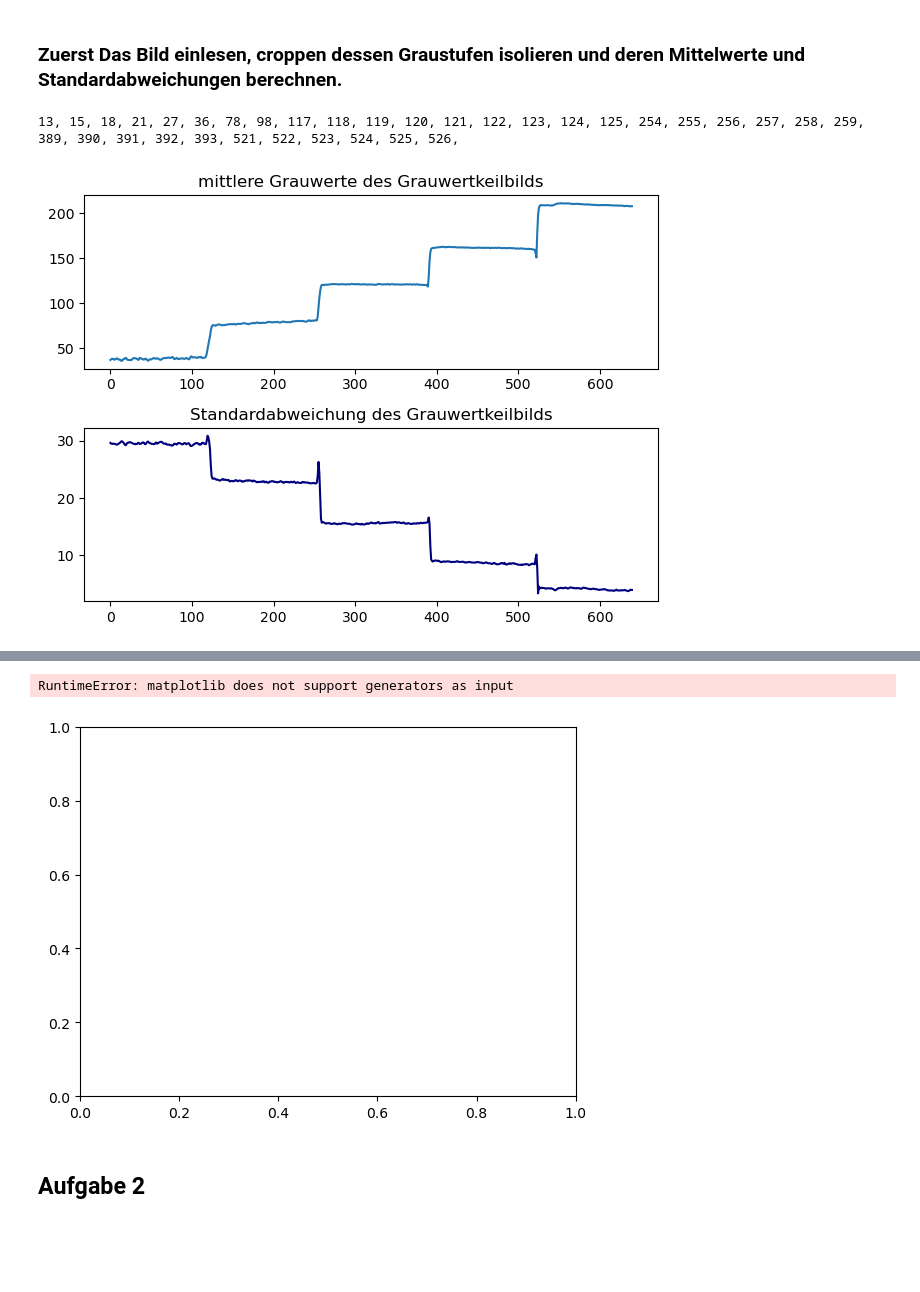
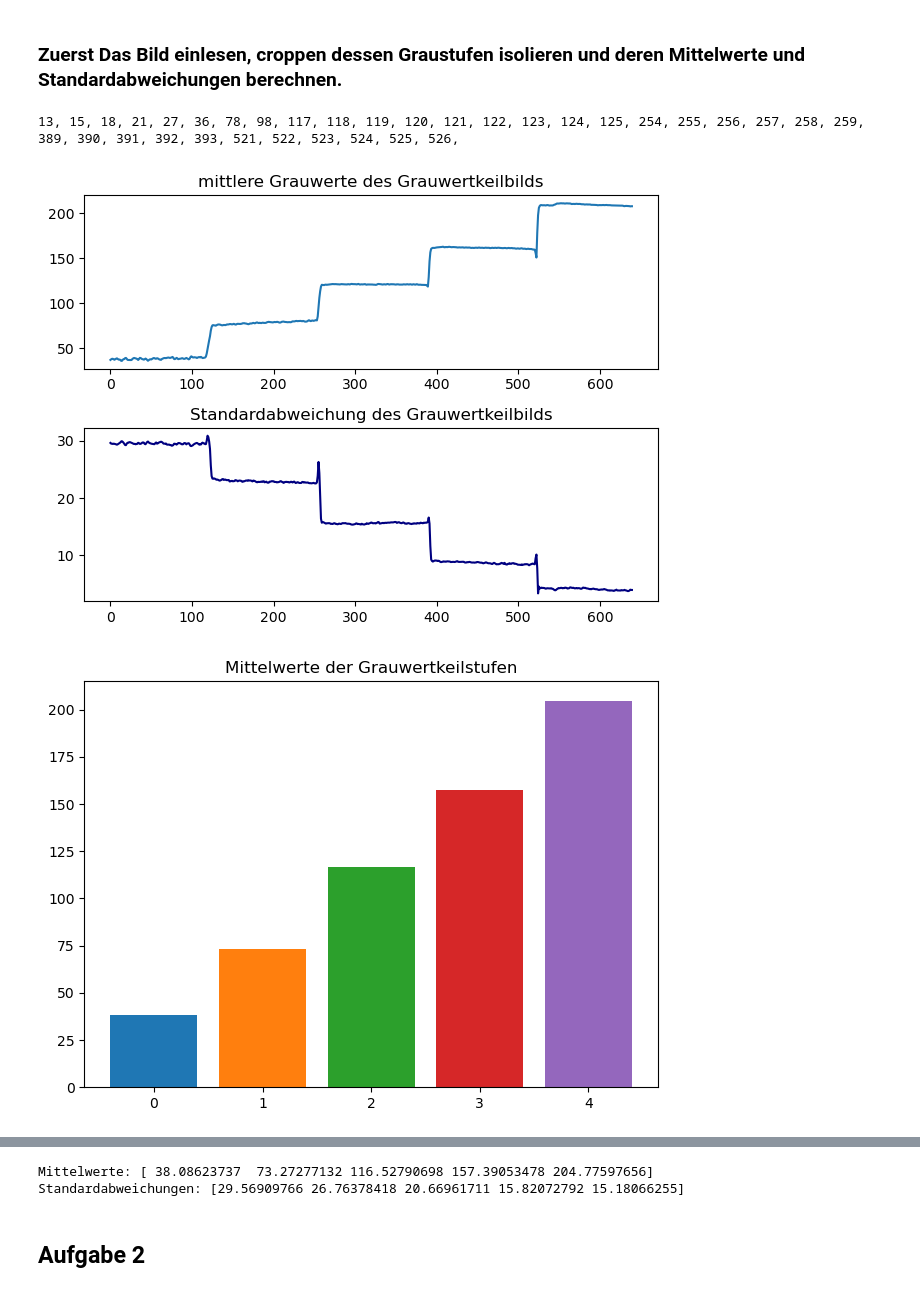
Before and after one commit to Guakocius/htwg, a Jupyter notebook: sem3/tgki/versuch2/main.ipynb, the cells around one changed output, grey strips where cells are left out. Saved outputs shown, nothing was run; the diff lists cells and outputs as text; code cells hidden in the pictures; blank space fills up the shorter version.

```diff
--- a/sem3/tgki/versuch2/main.ipynb
+++ b/sem3/tgki/versuch2/main.ipynb
@@ -29,33 +29,44 @@ for i in range(0,gray.shape[1]):
     std_gray[i] = np.std(gray[:,i])
     if i > 0 and abs(g[i-1] - g[i]) > 1:
         print(i, end=", ")
 
 splt[0].plot(range(0,g.size),g)
 splt[1].plot(range(0,std_gray.size),std_gray, color='navy')
 splt[0].set_title("mittlere Grauwerte des Grauwertkeilbilds")
 splt[1].set_title("Standardabweichung des Grauwertkeilbilds")
 plt.tight_layout()
 plt.show()
 cv2.waitKey(0)
 cv2.destroyAllWindows()
 
 g_mean[0] = np.mean(gray[:,0:99])
 g_mean[1] = np.mean(gray[:,106:235])
 g_mean[2] = np.mean(gray[:,242:371])
 g_mean[3] = np.mean(gray[:,378:505])
 g_mean[4] = np.mean(gray[:,512:gray.shape[1]])
 
-
-[plt.plot(i for i in g_mean)]
-
+axs, fig = plt.subplots()
+for i in range(0,5):
+    fig.bar(i, g_mean[i])
+fig.set_title("Mittelwerte der Grauwertkeilstufen")
+plt.tight_layout()
+plt.show()
 g_std[0] = np.std(gray[:,0:99])
 g_std[1] = np.std(gray[:,106:235])
 g_std[2] = np.std(gray[:,242:371])
 g_std[3] = np.std(gray[:,378:505])
 g_std[4] = np.std(gray[:,512:gray.shape[1]])
 
+axs, fig = plt.subplots()
+for i in range(0,5):
+    fig.bar(i, g_std[i])
+fig.set_title("Standardabweichungen der Grauwertkeilstufen")
+plt.tight_layout()
+plt.show()
+
 print(f"\nMittelwerte: {g_mean}")
 print(f"Standardabweichungen: {g_std}")
 # %% [output]
 13, 15, 18, 21, 27, 36, 78, 98, 117, 118, 119, 120, 121, 122, 123, 124, 125, 254, 255, 256, 257, 258, 259, 389, 390, 391, 392, 393, 521, 522, 523, 524, 525, 526,
 [figure]
+[figure, new version]
@@ -62,5 +74,5 @@ print(f"Standardabweichungen: {g_std}")
-RuntimeError: matplotlib does not support generators as input
+Mittelwerte: [ 38.08623737  73.27277132 116.52790698 157.39053478 204.77597656]
+Standardabweichungen: [29.56909766 26.76378418 20.66961711 15.82072792 15.18066255]
-[figure, old version]
 # %% [markdown]
 ## Aufgabe 2
 # %% [markdown]
```
Also changed, not shown: parts of 3 cells of this notebook, 5 other files.
